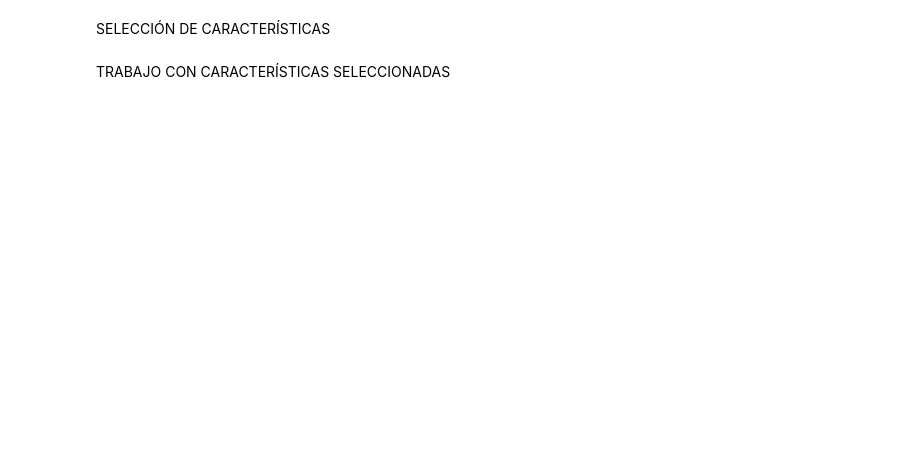
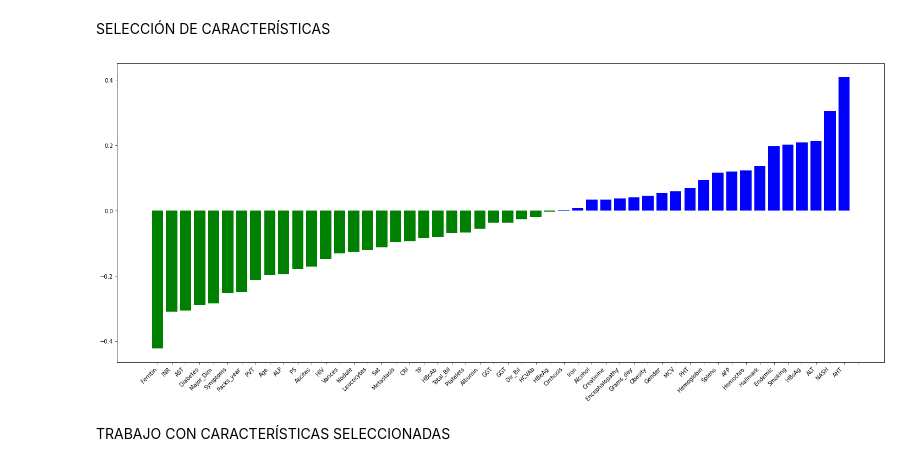
Before and after one commit to cgarciav/base-de-datos-HCC, a Jupyter notebook: SVM.ipynb, the cells around one changed output. Drawn from its saved outputs; the diff is of its cells as text; code cells hidden in the pictures; blank space fills up the shorter version.

```diff
--- a/SVM.ipynb
+++ b/SVM.ipynb
@@ -124,22 +167,24 @@ SELECCIÓN DE CARACTERÍSTICAS
 # %%
 from sklearn import svm
 
-def feature_plot(classifier, feature_names, top_features=24):
+def feature_plot(classifier, feature_names, top_features=25):
  coef = classifier.coef_.ravel()
  top_positive_coefficients = np.argsort(coef)[-top_features:]
  top_negative_coefficients = np.argsort(coef)[:top_features]
  top_coefficients = np.hstack([top_negative_coefficients, top_positive_coefficients])
  plt.figure(figsize=(25,10))
  colors = ['green' if c < 0 else 'blue' for c in coef[top_coefficients]]
  plt.bar(np.arange(2 * top_features), coef[top_coefficients], color=colors)
  feature_names = np.array(feature_names)
  plt.xticks(np.arange(1 + 2 * top_features), feature_names[top_coefficients], rotation=45, ha='right')
  plt.show()
 
 #print(df.drop(['Class'], axis = 1).columns.values)
 
 clf = svm.LinearSVC(C=c_opt).fit(x_train_transformed,y_train)
 feature_plot(clf, df.drop(['Class'], axis = 1).columns.values)
+# %% [output]
+[figure, added]
 # %% [markdown]
 TRABAJO CON CARACTERÍSTICAS SELECCIONADAS
 # %%
```
Also changed, not shown: parts of 15 cells of this notebook.
